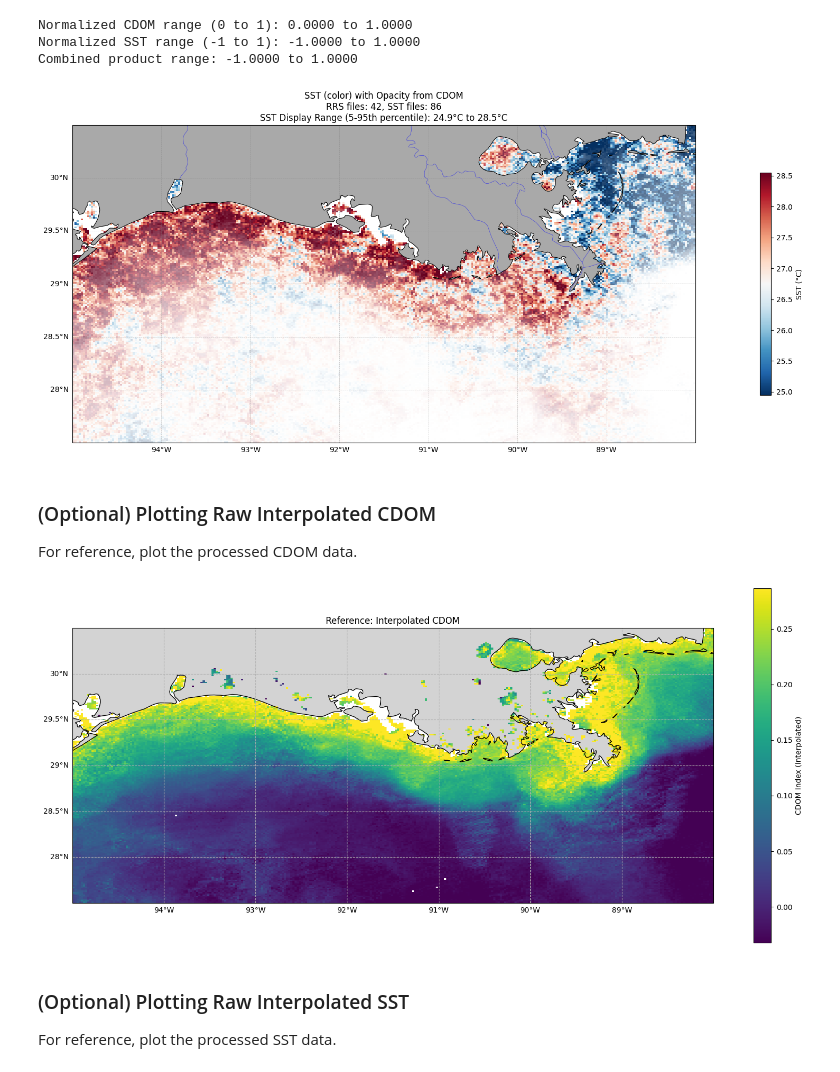
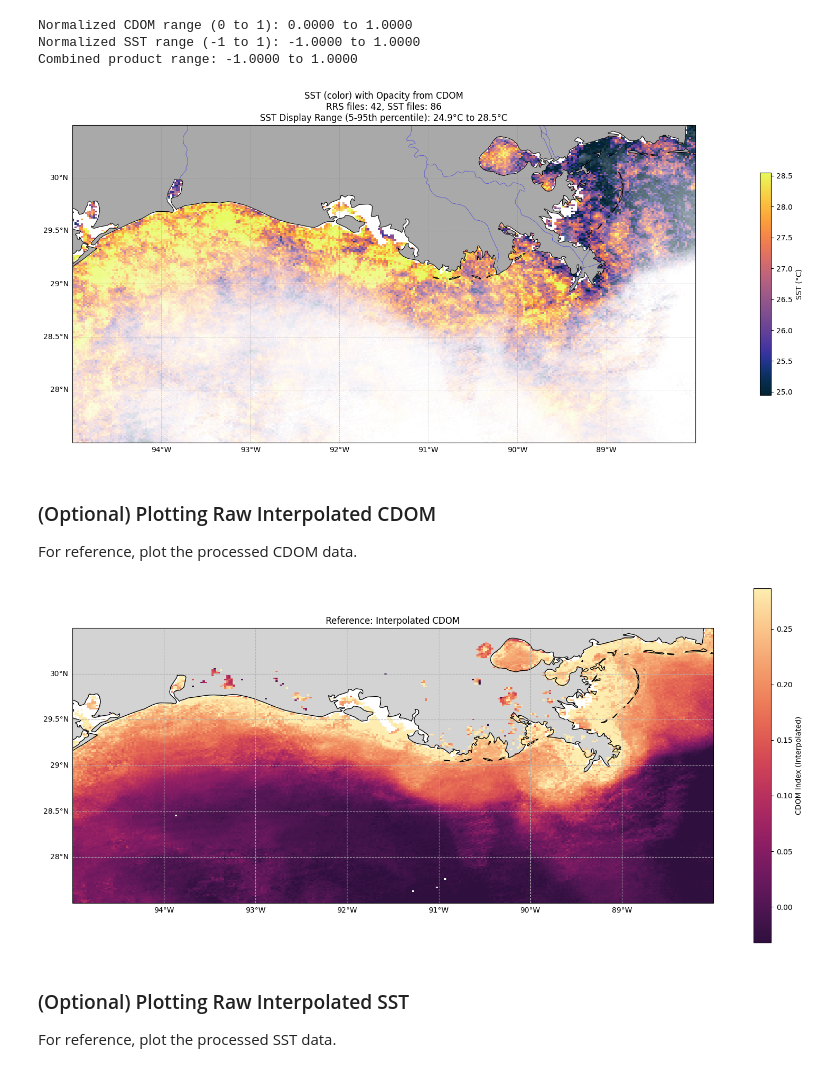
Before and after one commit to makaip/nasa-murep-local, a Jupyter notebook: cdom_sst/test_cdomsst.ipynb, the cells around one changed output. Cells and saved outputs as stored; diff of their text form; code cells hidden in the pictures.

```diff
--- a/cdom_sst/test_cdomsst.ipynb
+++ b/cdom_sst/test_cdomsst.ipynb
@@ -461,7 +469,7 @@ sst_data_for_color = binned_sst_interpolated
 cdom_data_for_alpha = cdom_normalized
 
 # --- SST Colormap and Normalization ---
-sst_cmap = plt.cm.get_cmap('RdBu_r').copy() # Or 'plasma', 'coolwarm', etc. <----------- color change thing
+sst_cmap = cmocean.cm.thermal # Updated to use cmocean colormap
 sst_cmap.set_bad(color='lightgray', alpha=0.0) # NaN SST is transparent gray
 
 valid_sst_plot_vals = sst_data_for_color[~np.isnan(sst_data_for_color)]
@@ -537,7 +545,7 @@ plt.title("\n".join(title_parts), fontsize=12)
 plt.tight_layout(pad=0.5)
 plt.show()
 # %% [output]
-[figure, old version]
+[figure, new version]
 # %% [markdown]
 ### (Optional) Plotting Raw Interpolated CDOM
 
@@ -546,35 +554,35 @@ For reference, plot the processed CDOM data.
 if 'binned_cdom_interpolated' in locals() and binned_cdom_interpolated.size > 0 and np.any(~np.isnan(binned_cdom_interpolated)) and lat_edges_grid is not None and lon_edges_grid is not None:
     fig_cdom_height = 7
     fig_cdom_width = fig_height * geo_aspect_ratio
     fig_cdom_width = min(fig_width, 16)
     fig_cdom_width = max(fig_width, 5)
     fig_cdom_ref = plt.figure(figsize=(fig_cdom_width, fig_cdom_height))
     ax_cdom_ref = plt.axes(projection=ccrs.PlateCarree())
     ax_cdom_ref.set_extent([lon_min, lon_max, lat_min, lat_max], crs=ccrs.PlateCarree())
 
     valid_cdom_plot_vals = binned_cdom_interpolated[~np.isnan(binned_cdom_interpolated)]
     vmin_cdom_plot = np.percentile(valid_cdom_plot_vals, 5) if valid_cdom_plot_vals.size > 0 else 0
     vmax_cdom_plot = np.percentile(valid_cdom_plot_vals, 95) if valid_cdom_plot_vals.size > 0 else 0.1
     if vmin_cdom_plot >= vmax_cdom_plot: vmin_cdom_plot = np.nanmin(valid_cdom_plot_vals); vmax_cdom_plot = np.nanmax(valid_cdom_plot_vals)
     if vmin_cdom_plot == vmax_cdom_plot: vmin_cdom_plot -=0.01; vmax_cdom_plot +=0.01
 
     raster_cdom_ref = ax_cdom_ref.pcolormesh(
         lon_edges_grid, lat_edges_grid, binned_cdom_interpolated,
-        cmap='viridis', shading='auto', transform=ccrs.PlateCarree(),
+        cmap=cmocean.cm.matter_r, shading='auto', transform=ccrs.PlateCarree(),
         vmin=vmin_cdom_plot, vmax=vmax_cdom_plot
     )
     ax_cdom_ref.add_feature(cfeature.COASTLINE)
     ax_cdom_ref.add_feature(cfeature.LAND, facecolor='lightgray')
     gl_cdom_ref = ax_cdom_ref.gridlines(draw_labels=True, linestyle='--')
     gl_cdom_ref.top_labels = False; gl_cdom_ref.right_labels = False
     plt.colorbar(raster_cdom_ref, label='CDOM Index (Interpolated)')
     plt.title("Reference: Interpolated CDOM")
     plt.tight_layout()
     plt.show()
 else:
     print("Skipping raw CDOM plot: No data or grid.")
 # %% [output]
-[figure, old version]
+[figure, new version]
 # %% [markdown]
 ### (Optional) Plotting Raw Interpolated SST
 
```
Also changed, not shown: parts of 9 cells of this notebook.
